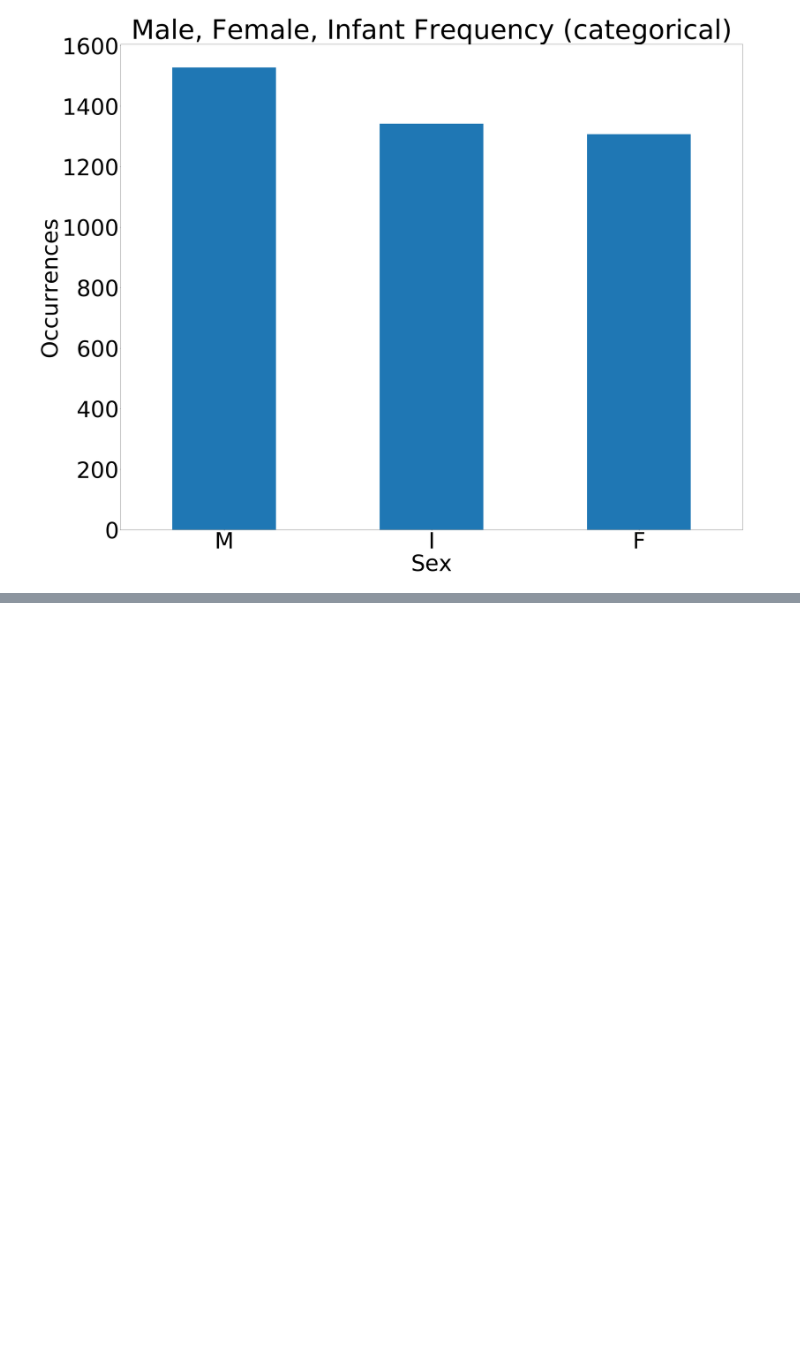
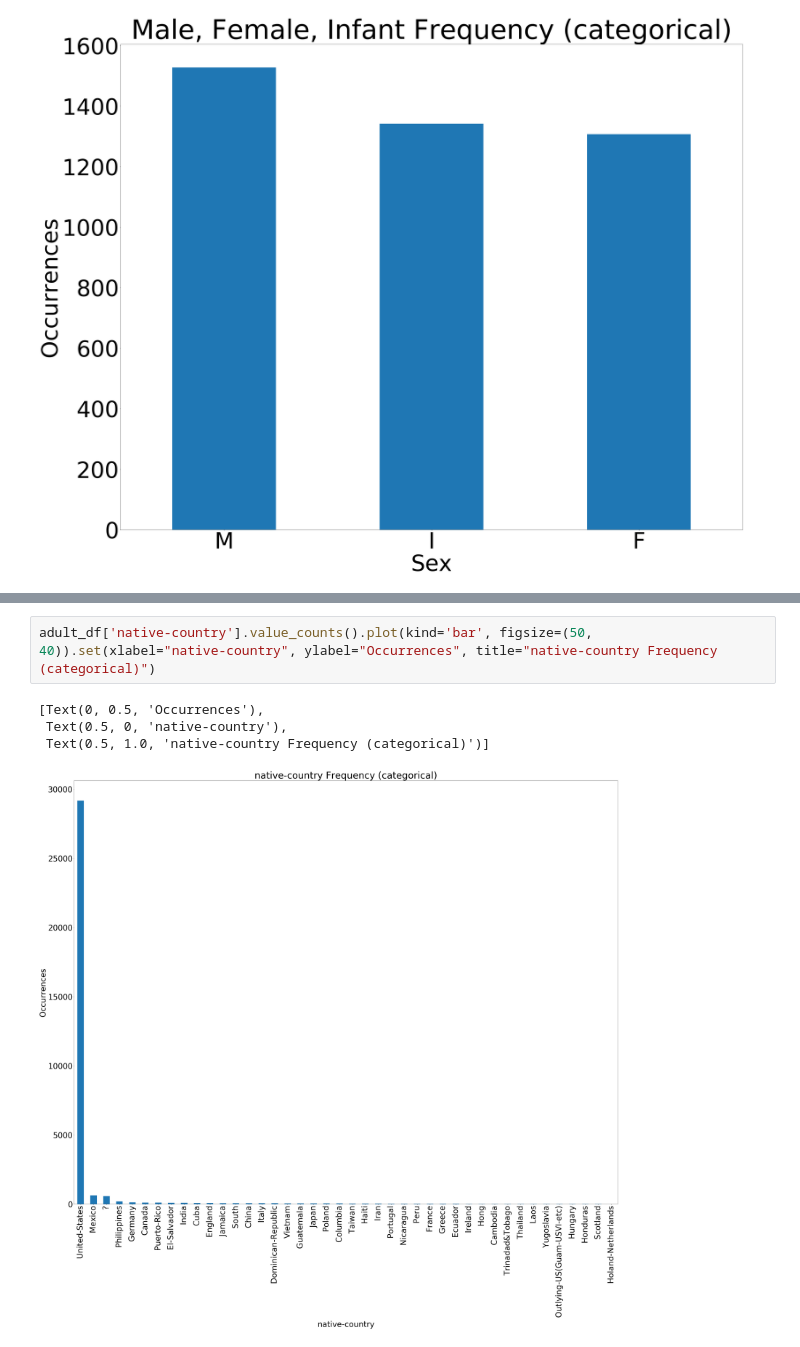
Before and after one commit to austin-agronick/csc310_assignment2, a Jupyter notebook: assignment2.ipynb, the cells around one changed output, grey strips where cells are left out. Cells and saved outputs as stored; diff of their text form; blank space fills up the shorter version.

```diff
--- a/assignment2.ipynb
+++ b/assignment2.ipynb
@@ -110,0 +247,7 @@ abalone_df['Sex'].value_counts().plot(kind='bar', figsize=(50, 40), rot=0).set(x
+# %%
+adult_df['native-country'].value_counts().plot(kind='bar', figsize=(50, 40)).set(xlabel="native-country", ylabel="Occurrences", title="native-country Frequency (categorical)")
+# %% [output]
+[Text(0, 0.5, 'Occurrences'),
+ Text(0.5, 0, 'native-country'),
+ Text(0.5, 1.0, 'native-country Frequency (categorical)')]
+[figure, added]
```
Also changed, not shown: parts of 21 cells of this notebook, 2 other files.
